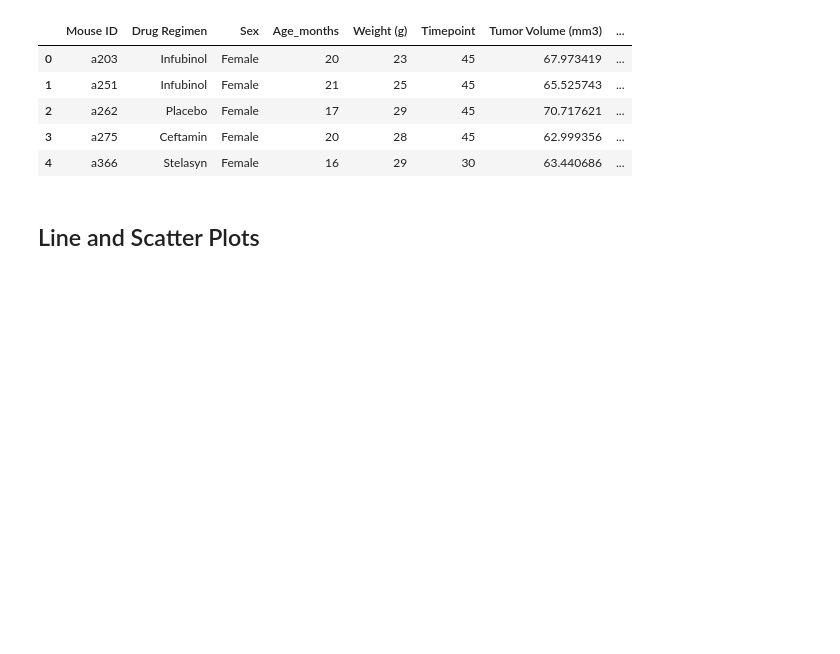
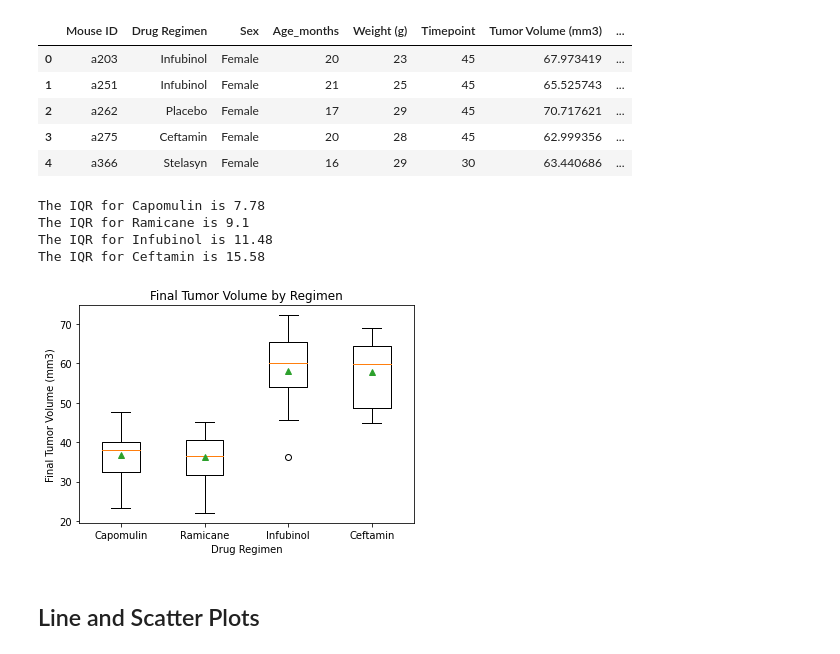
Before and after one commit to m36418o/matplotlib-challenge, a Jupyter notebook: pymaceuticals_starter.ipynb, the cells around one changed output. Cells and saved outputs as stored; diff of their text form; code cells hidden in the pictures; blank space fills up the shorter version.

```diff
--- a/pymaceuticals_starter.ipynb
+++ b/pymaceuticals_starter.ipynb
@@ -181,18 +181,29 @@ merged_timepoint_df.head()
 | 4 | a366 | Stelasyn | Female | 16 | 29 | 30 | 63.440686 | ... |
 # %%
 # Put treatments into a list for for loop (and later for plot labels)
+treatments = ["Capomulin", "Ramicane", "Infubinol", "Ceftamin"]
+# Drop unecessary columns
+tumor_df = merged_timepoint_df[["Drug Regimen", "Tumor Volume (mm3)"]]
+treatments_df = pd.DataFrame()
+for treatment in treatments:
+# Create empty list to fill with tumor vol data (for plotting)
+    tumor_volume = []
+    for i in tumor_df.index:
+# Calculate the IQR and quantitatively determine if there are any potential outliers.
+    # Locate the rows which contain mice on each drug and get the tumor volumes
+        if tumor_df.iloc[i, 0] == treatment:
+            tumor_volume.append(tumor_df.iloc[i, 1])
+    # add subset
+    treatments_df[treatment] = tumor_volume
+    # Determine outliers using upper and lower bounds
+for treatment in treatments:
+    quartiles = treatments_df[treatment].quantile([0.25, 0.5, 0.75])
+    upper, lower = quartiles[0.75], quartiles[0.25]
+    iqr = round(upper - lower, 2)
 
-
-# Create empty list to fill with tumor vol data (for plotting)
-
-
-# Calculate the IQR and quantitatively determine if there are any potential outliers.
-
-
-    # Locate the rows which contain mice on each drug and get the tumor volumes
-
-
-    # add subset
-
-
-    # Determine outliers using upper and lower bounds
+    print(f"The IQR for {treatment} is {iqr}")
+# %% [output]
+The IQR for Capomulin is 7.78
+The IQR for Ramicane is 9.1
+The IQR for Infubinol is 11.48
+The IQR for Ceftamin is 15.58
@@ -201,2 +210,15 @@ merged_timepoint_df.head()
+# %%
+# Generate a box plot of the final tumor volume of each mouse across four regimens of interest
+data = [treatments_df["Capomulin"], treatments_df["Ramicane"], treatments_df["Infubinol"], treatments_df["Ceftamin"]]
+fig1, ax1 = plt.subplots()
+ax1.set_title("Final Tumor Volume by Regimen")
+ax1.boxplot(data, showmeans=True)
+plt.xticks(ticks=[1,2,3,4],labels=treatments)
+plt.xlabel("Drug Regimen")
+plt.ylabel("Final Tumor Volume (mm3)")
+
+plt.show()
+# %% [output]
+[figure, added]
 # %% [markdown]
 ## Line and Scatter Plots
```
Also changed, not shown: parts of 7 cells of this notebook.
